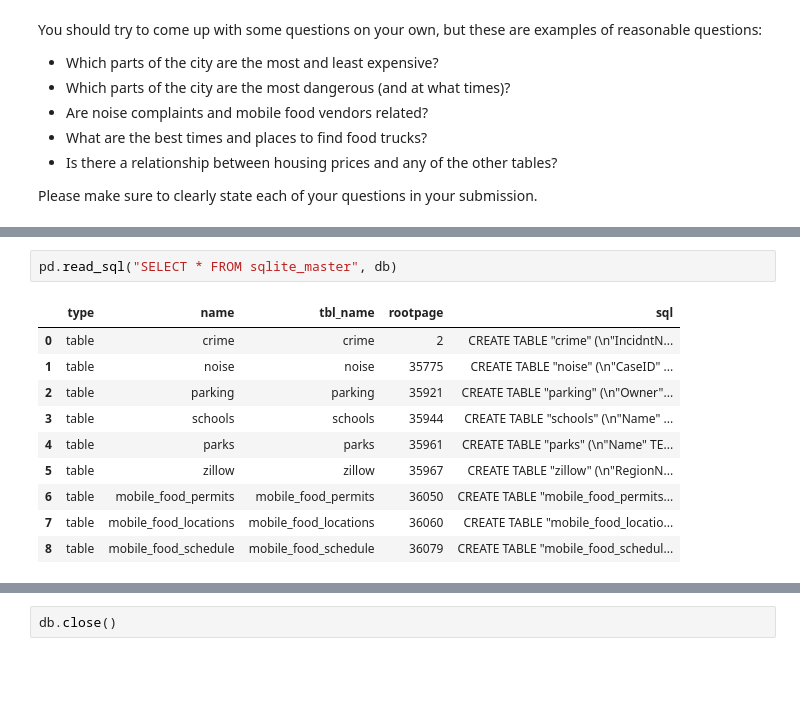
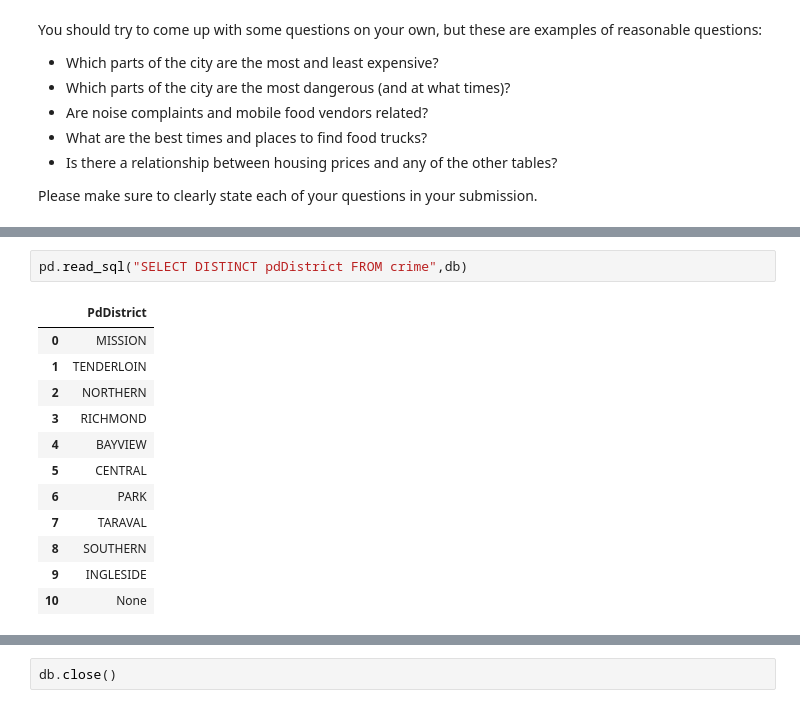
Before and after one commit to stelmanj/sta141b-hw5, a Jupyter notebook: hw5.ipynb, the cells around one changed output, grey strips where cells are left out. Drawn from its saved outputs; the diff is of its cells as text; blank space fills up the shorter version.

```diff
--- a/hw5.ipynb
+++ b/hw5.ipynb
@@ -138,13 +387,15 @@ Is real estate price and crime rate related (obviously)?
 # %%
-pd.read_sql("SELECT * FROM sqlite_master", db)
+pd.read_sql("SELECT DISTINCT pdDistrict FROM crime",db)
 # %% [output]
-|  | type | name | tbl_name | rootpage | sql |
-| 0 | table | crime | crime | 2 | CREATE TABLE "crime" (\n"IncidntN... |
-| 1 | table | noise | noise | 35775 | CREATE TABLE "noise" (\n"CaseID" ... |
-| 2 | table | parking | parking | 35921 | CREATE TABLE "parking" (\n"Owner"... |
-| 3 | table | schools | schools | 35944 | CREATE TABLE "schools" (\n"Name" ... |
-| 4 | table | parks | parks | 35961 | CREATE TABLE "parks" (\n"Name" TE... |
-| 5 | table | zillow | zillow | 35967 | CREATE TABLE "zillow" (\n"RegionN... |
-| 6 | table | mobile_food_permits | mobile_food_permits | 36050 | CREATE TABLE "mobile_food_permits... |
-| 7 | table | mobile_food_locations | mobile_food_locations | 36060 | CREATE TABLE "mobile_food_locatio... |
-| 8 | table | mobile_food_schedule | mobile_food_schedule | 36079 | CREATE TABLE "mobile_food_schedul... |
+|  | PdDistrict |
+| 0 | MISSION |
+| 1 | TENDERLOIN |
+| 2 | NORTHERN |
+| 3 | RICHMOND |
+| 4 | BAYVIEW |
+| 5 | CENTRAL |
+| 6 | PARK |
+| 7 | TARAVAL |
+| 8 | SOUTHERN |
+| 9 | INGLESIDE |
+| 10 | None |
```
Also changed, not shown: parts of 31 cells of this notebook.
